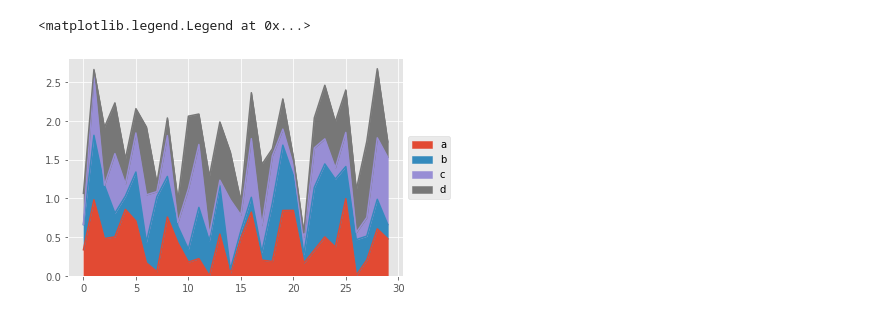
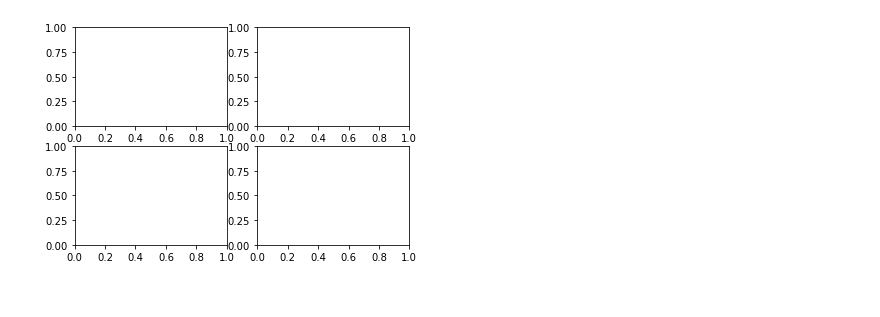
Before and after one commit to ToluAnnie/MyJupyterNotebook, a Jupyter notebook: matplotlib rough work.ipynb, the cells around one changed output. Saved outputs shown, nothing was run; the diff lists cells and outputs as text; code cells hidden in the pictures.

```diff
--- a/matplotlib rough work.ipynb
+++ b/matplotlib rough work.ipynb
@@ -25,3 +6,0 @@ df3['a'].hist(color='blue')
-# %%
-df3['a'].plot.hist(bins=25, color='red')
-plt.style.use('ggplot')
@@ -51,5 +7,4 @@ df3.plot.area(alpha=0.5)
-# %%
-df3.plot.area(alpha=0.5).legend(loc='center left', bbox_to_anchor=(1.0, 0.5))
-# %% [output]
-<matplotlib.legend.Legend at 0x...>
-[figure, removed]
+# %%
+fig, axes = plt.subplots(nrows=2,ncols=2)
+# %% [output]
+[figure, added]
```
Also changed, not shown: parts of 12 cells of this notebook.
